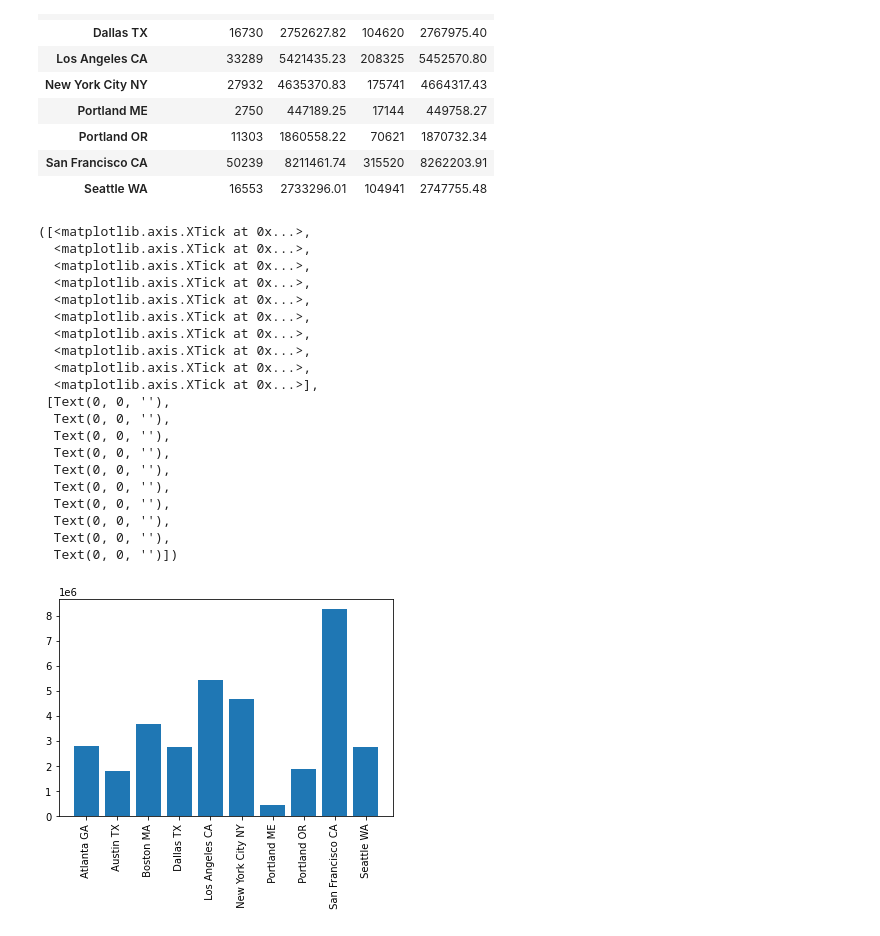
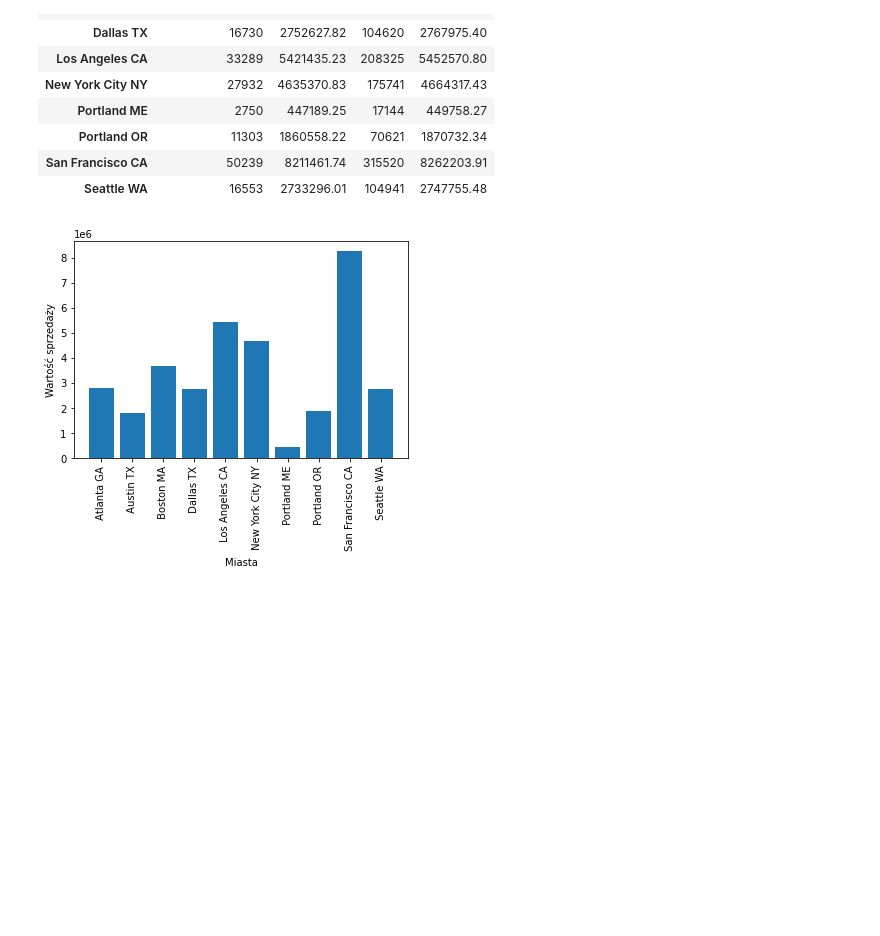
Before and after one commit to jkajnath/Analiza-danych-sprzedazowych, a Jupyter notebook: Analiza_sprzedazy_2019.ipynb, the cells around one changed output. Saved outputs shown, nothing was run; the diff lists cells and outputs as text; code cells hidden in the pictures; blank space fills up the shorter version.

Commit message:
Wizualizacja poziomu sprzedaży wg miast

```diff
--- a/Analiza_sprzedazy_2019.ipynb
+++ b/Analiza_sprzedazy_2019.ipynb
@@ -273,26 +273,8 @@ results_2
 # %%
 plt.bar(results_2.index, results_2['Sales'])
 plt.xticks(results_2.index, rotation=90)
-plt.xlabels('
+plt.xlabel('Miasta')
+plt.ylabel('Wartość sprzedaży')
+plt.show()
 # %% [output]
-([<matplotlib.axis.XTick at 0x...>,
-  <matplotlib.axis.XTick at 0x...>,
-  <matplotlib.axis.XTick at 0x...>,
-  <matplotlib.axis.XTick at 0x...>,
-  <matplotlib.axis.XTick at 0x...>,
-  <matplotlib.axis.XTick at 0x...>,
-  <matplotlib.axis.XTick at 0x...>,
-  <matplotlib.axis.XTick at 0x...>,
-  <matplotlib.axis.XTick at 0x...>,
-  <matplotlib.axis.XTick at 0x...>],
- [Text(0, 0, ''),
-  Text(0, 0, ''),
-  Text(0, 0, ''),
-  Text(0, 0, ''),
-  Text(0, 0, ''),
-  Text(0, 0, ''),
-  Text(0, 0, ''),
-  Text(0, 0, ''),
-  Text(0, 0, ''),
-  Text(0, 0, '')])
-[figure, old version]
+[figure, new version]
```
